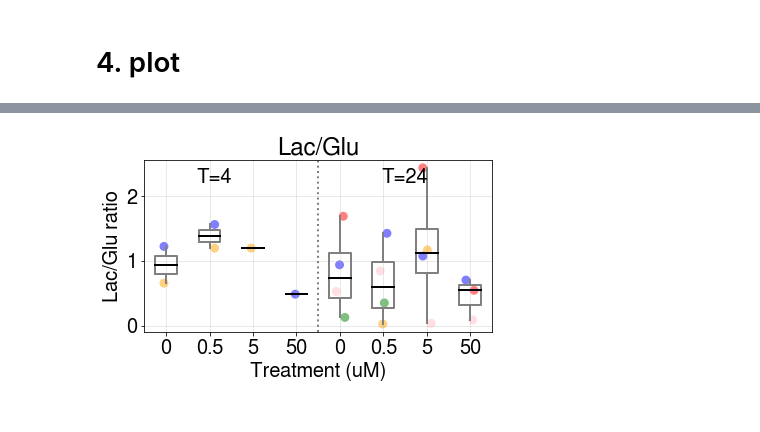
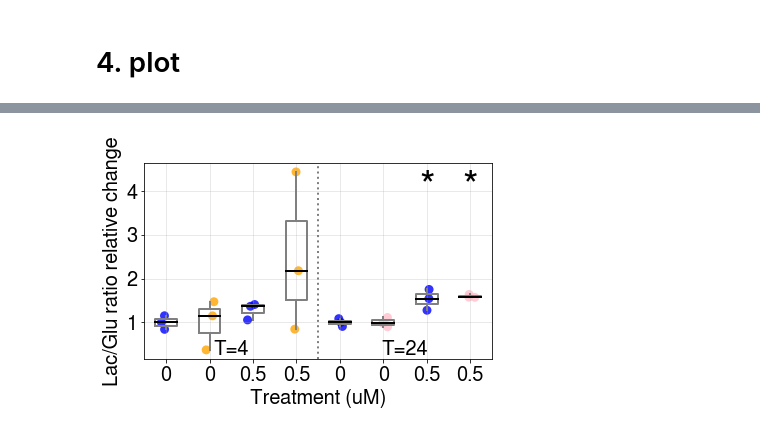
Before and after one commit to adelomana/HUVECs, a Jupyter notebook: 01c.analysis_lactate_conversion_relative.ipynb, the cells around one changed output, grey strips where cells are left out. Cells and saved outputs as stored; diff of their text form; code cells hidden in the pictures.

Commit message:
added lac secretion / glu consumption ratio analysis

```diff
--- a/01c.analysis_lactate_conversion.ipynb
+++ b/01c.analysis_lactate_conversion_relative.ipynb
@@ -205,0 +240,20 @@ for time in [4, 24]:
+# %%
+# blue and orange references
+a = quant[0]/numpy.mean(quant[0])
+b = quant[1]/numpy.mean(quant[1])
+print(b)
+
+# blue and orange treatments
+c = quant[2]/numpy.mean(quant[0])
+d = quant[3]/numpy.mean(quant[1])
+
+### 24 h
+# blue and pink references
+e = quant[4]/numpy.mean(quant[4])
+f = quant[5]/numpy.mean(quant[5])
+
+# blue and pink treatments
+g = quant[6]/numpy.mean(quant[4])
+h = quant[7]/numpy.mean(quant[5])
+
+relatives = [a, b, c, d, e, f, g, h]
@@ -206,79 +262,67 @@ for time in [4, 24]:
 # %% [markdown]
  # 4. plot
 # %%
-f = matplotlib.pyplot.figure()
-ax = f.add_subplot(111)
+the_figure = matplotlib.pyplot.figure()
+ax = the_figure.add_subplot(111)
 
 ###
 ### boxplots
 ####
 
-filtered = []
-for element in quant:
-    new = []
-    for sub in element:
-        if numpy.isnan(sub) == False:
-            if numpy.isinf(sub) == False:
-                if sub < 3:
-                    new.append(sub)
-    filtered.append(new)
-print(filtered)
-
-bx = matplotlib.pyplot.boxplot(filtered, showcaps=False, medianprops=dict(linewidth=2, color='black'), boxprops=dict(linewidth=2, color='gray'), whiskerprops=dict(linewidth=2, color='gray'))
+bx = matplotlib.pyplot.boxplot(relatives, showcaps=False, medianprops=dict(linewidth=2, color='black'), boxprops=dict(linewidth=2, color='gray'), whiskerprops=dict(linewidth=2, color='gray'))
 
 ###
 ### scatter plots
 ###
 
-the_colors = ['blue', 'green', 'pink', 'orange', 'red']
+the_colors = ['blue', 'orange', 'blue', 'orange', 'blue', 'pink', 'blue', 'pink']
+x=[]; y=[]; exp_colors=[]
+for i in range(len(relatives)):
+    for element in relatives[i]:
 
-x=[]; y=[]; exp_colors=[]
-for i in range(len(quant)):
-    for j in range(len(quant[i])):
+        shift = 0.25
+        r=-shift/2 + shift*numpy.random.random()
+        x.append(i+1+r)
 
-        if quant[i][j] < 3:
+        y.append(element)
 
-            shift = 0.25
-            r=-shift/2 + shift*numpy.random.random()
-            x.append(i+1+r)
+        exp_colors.append(the_colors[i])
 
-            y.append(quant[i][j])
-
-            exp_colors.append(the_colors[j])
-
-matplotlib.pyplot.scatter(x, y, s=80, c=exp_colors, alpha=1/2, linewidths=0)
+matplotlib.pyplot.scatter(x, y, s=80, c=exp_colors, alpha=0.8, linewidths=0)
 
 ###
 ### statistics
 ###
 
-for pos in [5, 6, 7]:
-    print(filtered[4])
-    print(filtered[pos])
-    print()
-    stat, pvalue = scipy.stats.mannwhitneyu(filtered[4], filtered[pos])
-    if 0.01 < pvalue < 0.05:
-        print(pos, 'significant', numpy.mean(filtered[4]), numpy.mean(filtered[pos]), pvalue)
-        matplotlib.pyplot.text(pos/8.4, 0.85, '*', transform=ax.transAxes, horizontalalignment='center', verticalalignment='center', fontsize=40)
-    if pvalue < 0.01:
-        print(pos, 'very significant', numpy.mean(filtered[5]), numpy.mean(filtered[pos]), pvalue)
-        matplotlib.pyplot.text(pos/8.4, 0.85, '**', transform=ax.transAxes, horizontalalignment='center', verticalalignment='center', fontsize=40)
+stat, pvalue = scipy.stats.mannwhitneyu(c, a)
+print(stat, pvalue)
+stat, pvalue = scipy.stats.mannwhitneyu(d, b)
+print(stat, pvalue)
+
+stat, pvalue = scipy.stats.mannwhitneyu(g, e)
+print(stat, pvalue)
+stat, pvalue = scipy.stats.mannwhitneyu(h, f)
+print(stat, pvalue)
+
+matplotlib.pyplot.text(7, 4.05, '*', horizontalalignment='center', verticalalignment='center', fontsize=40)
+matplotlib.pyplot.text(8, 4.05, '*', horizontalalignment='center', verticalalignment='center', fontsize=40)
 
 ###
 ### close figure
 ###
 
-matplotlib.pyplot.text(0.20, 0.9, 'T=4', transform=ax.transAxes, horizontalalignment='center', verticalalignment='center')
-matplotlib.pyplot.text(0.75, 0.9, 'T=24', transform=ax.transAxes, horizontalalignment='center', verticalalignment='center')
+matplotlib.pyplot.grid(alpha=1/3)
 
 matplotlib.pyplot.axvline(4.5, alpha=0.5, lw=2, color='black', ls=':')
+matplotlib.pyplot.text(0.25, 0.05, 'T=4', transform=ax.transAxes, horizontalalignment='center', verticalalignment='center')
+matplotlib.pyplot.text(0.75, 0.05, 'T=24', transform=ax.transAxes, horizontalalignment='center', verticalalignment='center')
 
-matplotlib.pyplot.grid(alpha=1/3)
+matplotlib.pyplot.xticks([1, 2, 3, 4, 5, 6, 7, 8], ['0', '0', '0.5', '0.5', '0', '0', '0.5', '0.5'])
+matplotlib.pyplot.yticks([1, 2, 3, 4])
 
 matplotlib.pyplot.xlabel('Treatment (uM)')
-matplotlib.pyplot.ylabel('Lac/Glu ratio')
-matplotlib.pyplot.xticks([1, 2, 3, 4, 5, 6, 7, 8], ['0', '0.5', '5', '50', '0', '0.5', '5', '50'])
-matplotlib.pyplot.title('Lac/Glu')
+matplotlib.pyplot.ylabel('Lac/Glu ratio relative change')
+
 matplotlib.pyplot.tight_layout()
 matplotlib.pyplot.show()
 # %% [output]
@@ -294 +333 @@ matplotlib.pyplot.show()
-[figure, old version]
+[figure, new version]
```
Also changed, not shown: parts of 5 cells of this notebook, 1 other file.
